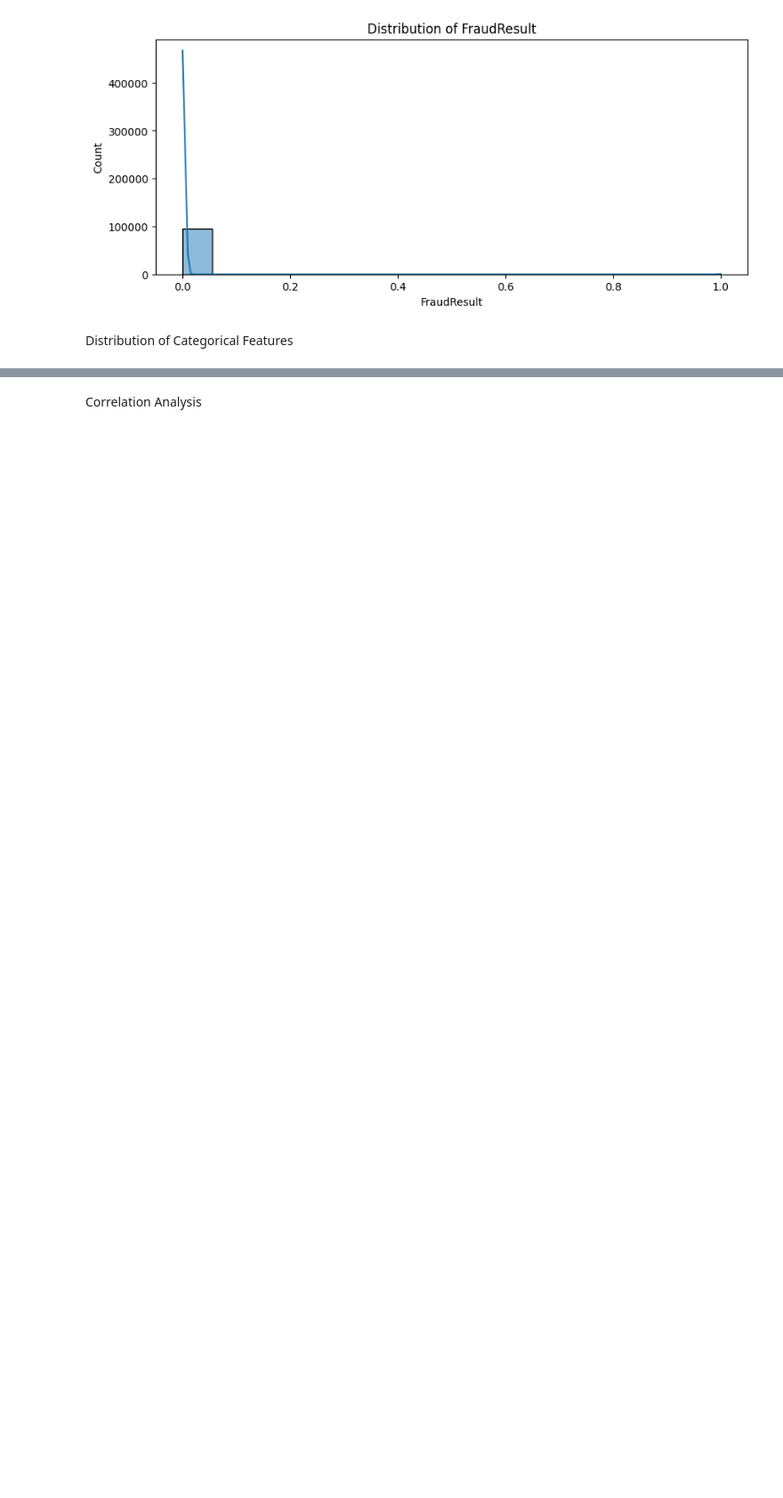
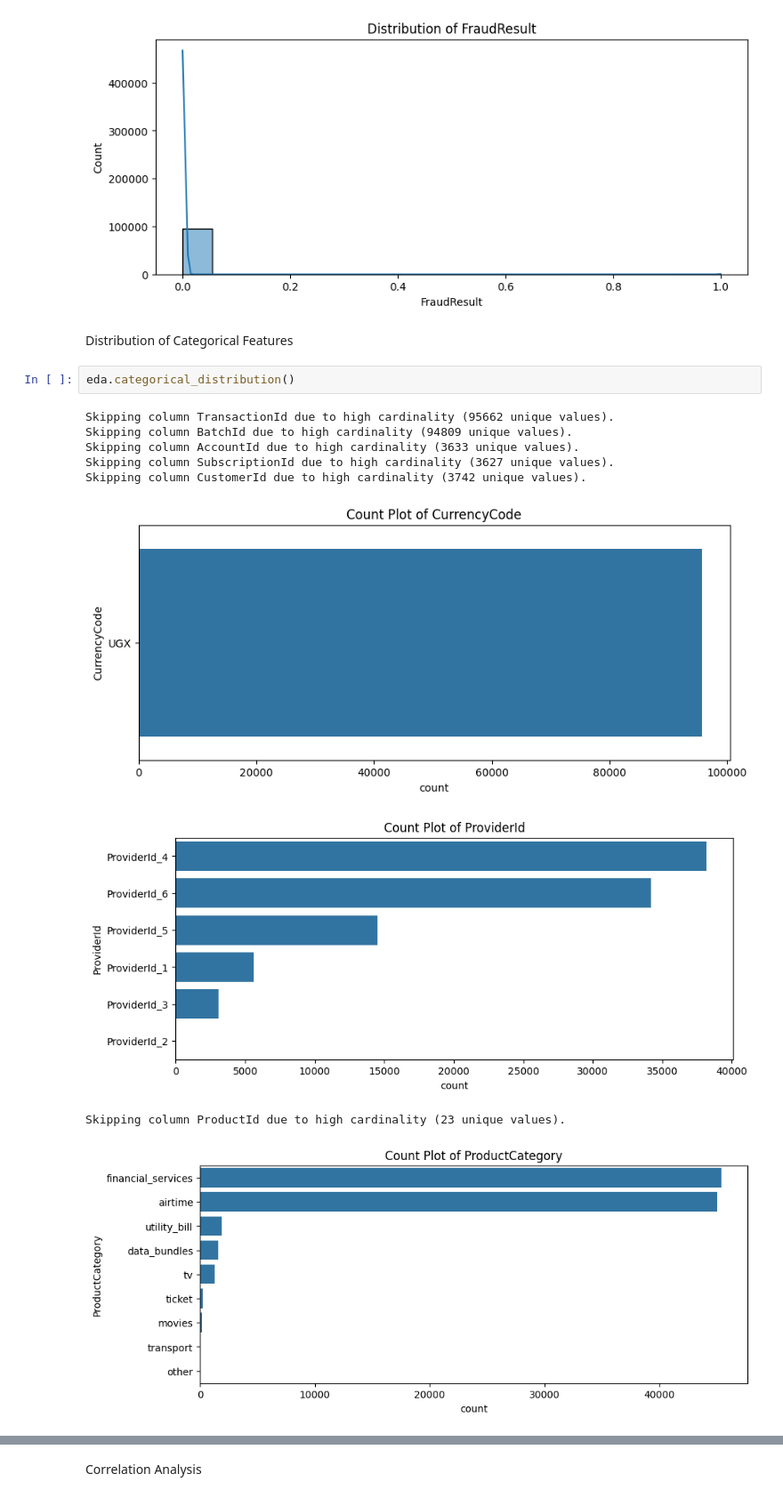
Before and after one commit to YonatanMoges/credit-scoring-model, a Jupyter notebook: notebook/eda.ipynb, the cells around one changed output, grey strips where cells are left out. Shown at 89% size. Saved outputs shown, nothing was run; the diff lists cells and outputs as text; blank space fills up the shorter version.

Commit message:
EDA Categorical Distribution

```diff
--- a/notebook/eda.ipynb
+++ b/notebook/eda.ipynb
@@ -64,3 +64,15 @@ eda.numerical_distribution()
 [figure]
 # %% [markdown]
 Distribution of Categorical Features
+# %%
+eda.categorical_distribution()
+# %% [output]
+Skipping column TransactionId due to high cardinality (95662 unique values).
+Skipping column BatchId due to high cardinality (94809 unique values).
+Skipping column AccountId due to high cardinality (3633 unique values).
+Skipping column SubscriptionId due to high cardinality (3627 unique values).
+Skipping column CustomerId due to high cardinality (3742 unique values).
+[figure, added]
+[figure, added]
+Skipping column ProductId due to high cardinality (23 unique values).
+[figure, added]
```
Also changed, not shown: parts of 4 cells of this notebook, 1 other file.
